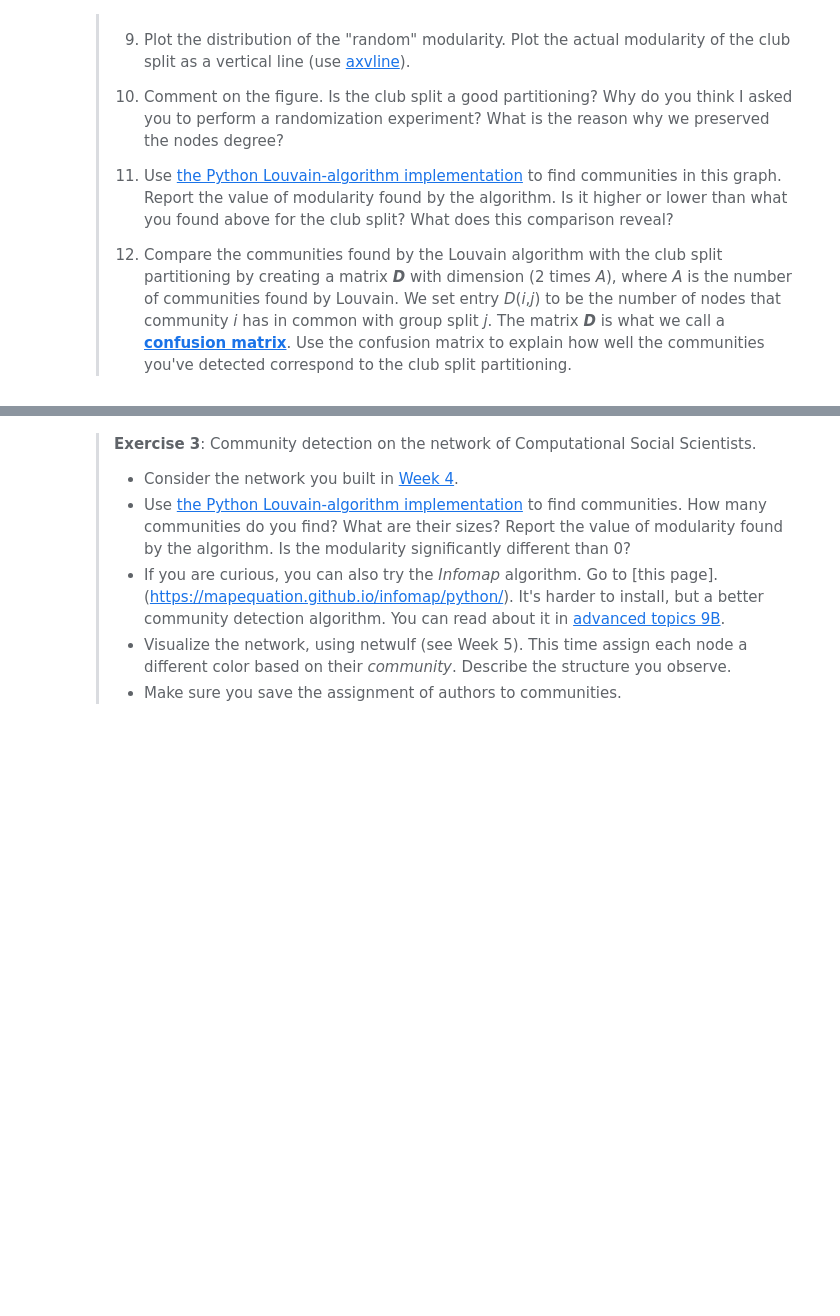
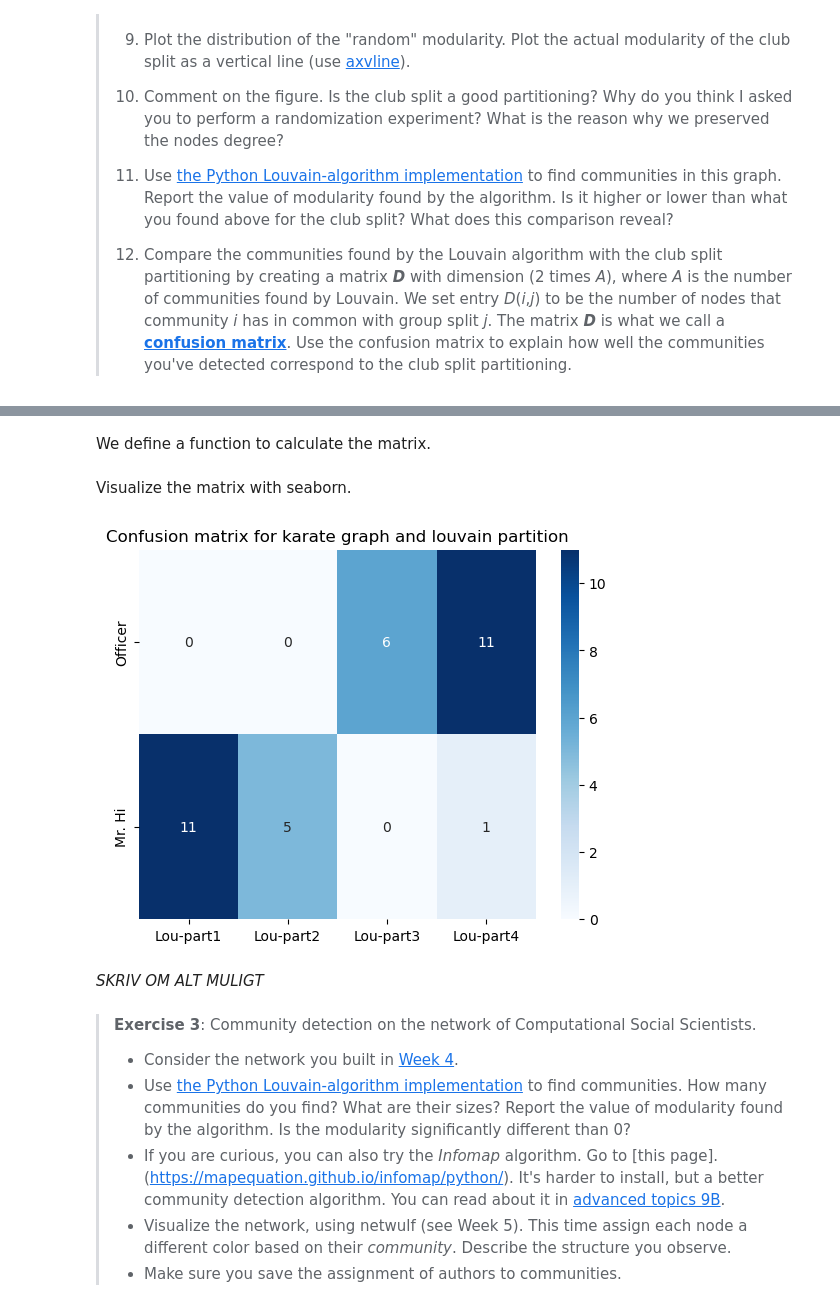
Before and after one commit to radziko/CompSocSci, a Jupyter notebook: Assignment2.ipynb, the cells around one changed output, grey strips where cells are left out. Cells and saved outputs as stored; diff of their text form; code cells hidden in the pictures; blank space fills up the shorter version.

```diff
--- a/Assignment2.ipynb
+++ b/Assignment2.ipynb
@@ -50,0 +230,15 @@ Let's dig in and try to understand more about the network of Computational Socia
+# %%
+# Define function to partition the karategraph. The outout is a list of lists, where each list contains the nodes of a community.
+def Partitioning(G_karate):
+
+    dict_karate = nx.get_node_attributes(G_karate, name='club')
+    bool_karate = np.array(list(dict_karate.values())) == 'Officer'
+    officer = np.array(list(dict_karate.keys()))[bool_karate]
+    mrHi = np.array(list(dict_karate.keys()))[~bool_karate]
+    return list(officer),list(mrHi)
+
+# Find Modularity from partitioning
+officer,mrHi = Partitioning(G_karate)
+club_per = [officer,mrHi]
+karate_modularity = Modularity(G_karate, club_per)
+print(f'This is the modularity of the karate club partioning: {karate_modularity:.2f}')
@@ -50,0 +354,14 @@ Let's dig in and try to understand more about the network of Computational Socia
+# %%
+import community as community_louvain
+partition_lou = community_louvain.best_partition(G_karate)
+# %%
+# First we define a function to partition an arbitrary graph. The outout is a list of lists, where the i'th list is the nodes of the i'th community.
+def PartitioningGeneral(partion_dict):
+    groups_dict = {key: [] for key in set(list(partion_dict.values()))}
+    for instance in list(partion_dict.items()):
+        groups_dict[instance[1]].append(instance[0])
+
+    return list(groups_dict.values())
+
+groups_lou = PartitioningGeneral(partition_lou)
+print(groups_lou)
@@ -51,3 +379,26 @@ Let's dig in and try to understand more about the network of Computational Socia
+# %% [markdown]
+We define a function to calculate the matrix.
+# %%
+# Define function to calculate the confusion matrix by looping over the two partitions. The output is a numpy array.
+def GetMatrix(communities1, communities2):
+    fulllist = []
+    for l1 in communities1:
+        appendlist = []
+        for l2 in communities2:
+            appendlist.append(len(list(set(l1) & set(l2))))
+        fulllist.append(appendlist)
+    np.array(fulllist)
+    return np.array(fulllist)
+# %% [markdown]
+Visualize the matrix with seaborn.
+# %%
+sns.heatmap(GetMatrix(groups_lou, club_per), annot=True, cmap='Blues',xticklabels=['Lou-part1','Lou-part2','Lou-part3','Lou-part4'] , yticklabels=['Officer','Mr. Hi'])
+plt.title('Confusion matrix for karate graph and louvain partition')
+plt.show()
+# %% [output]
+[figure, added]
+# %% [markdown]
+_*SKRIV OM ALT MULIGT*_
 # %% [markdown]
 > __Exercise 3__: Community detection on the network of Computational Social Scientists.
 >
```
Also changed, not shown: parts of 78 cells of this notebook, 1 other file.
